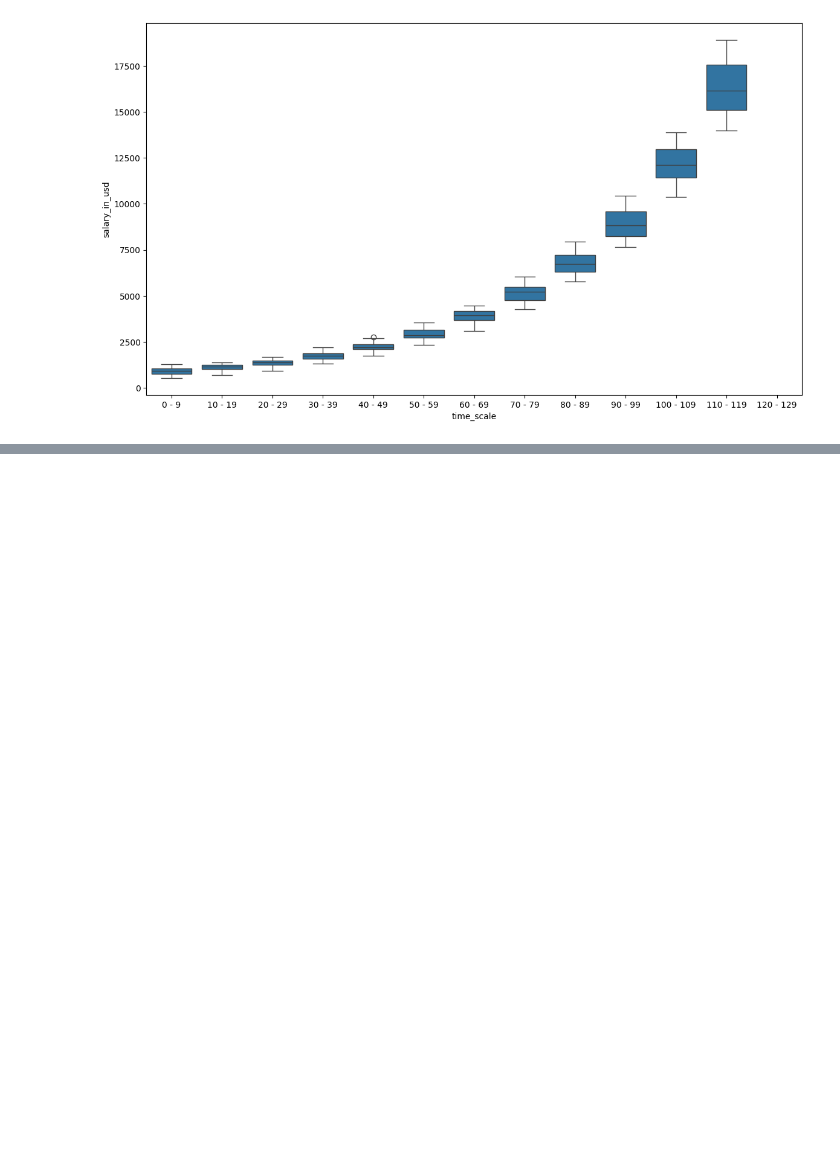
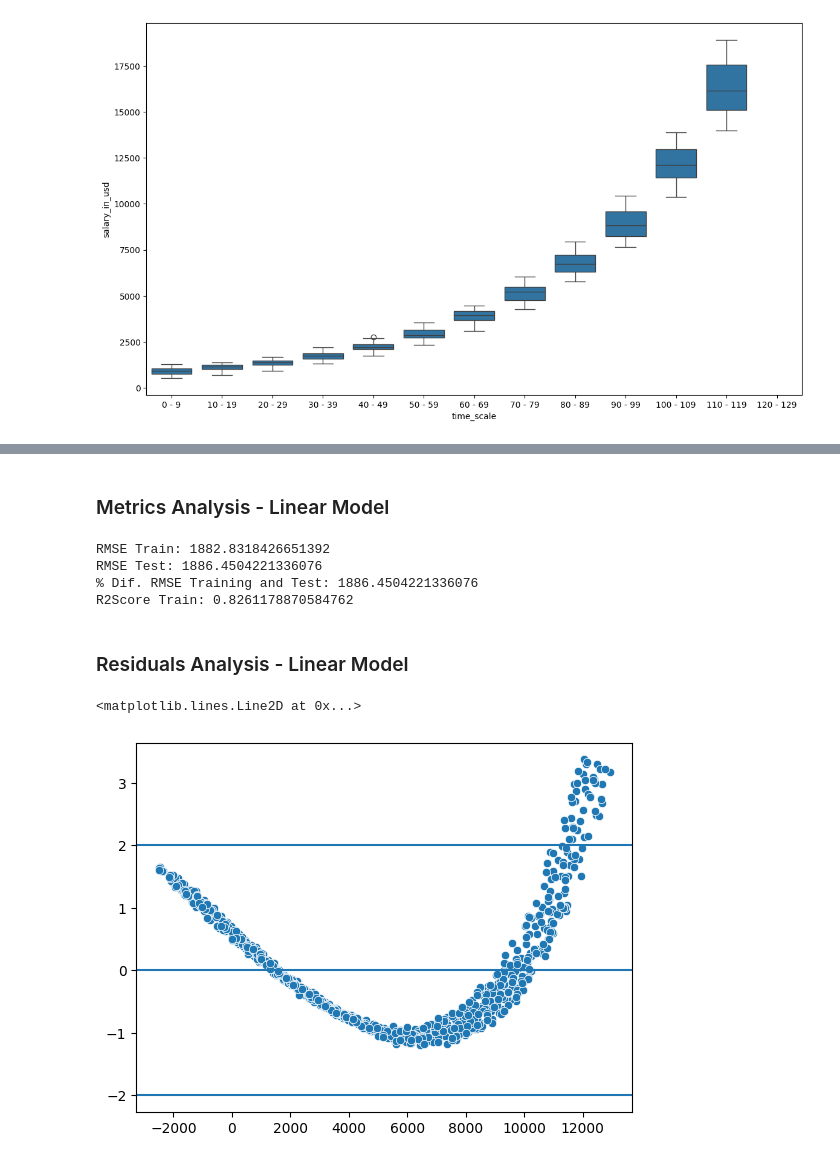
Before and after one commit to arthurrios/salary-model, a Jupyter notebook: salary_model.ipynb, the cells around one changed output, grey strips where cells are left out. Cells and saved outputs as stored; diff of their text form; code cells hidden in the pictures; blank space fills up the shorter version.

Commit message:
feat: train and validate linear model

```diff
--- a/salary_model.ipynb
+++ b/salary_model.ipynb
@@ -143,0 +156,7 @@ sns.boxplot(df_salary_bucketing, x='time_scale', y='salary_in_usd')
+# %%
+# Create Training and Test DF
+X = df_salary.drop(columns='salary_in_usd', axis=1)
+y = df_salary['salary_in_usd']
+# %%
+# Split using KFold with 5 splits
+kf = KFold(n_splits=5, shuffle=True, random_state=51)
@@ -143,0 +236,31 @@ sns.boxplot(df_salary_bucketing, x='time_scale', y='salary_in_usd')
+# %% [markdown]
+### Metrics Analysis - Linear Model
+# %%
+# Metrics
+print(f'RMSE Train: {rmse_train_final}')
+print(f'RMSE Test: {rmse_test_final}')
+print(f'% Dif. RMSE Training and Test: {rmse_test_final}')
+print(f'R2Score Train: {r2score_test_final}')
+# %% [output]
+RMSE Train: 1882.8318426651392
+RMSE Test: 1886.4504221336076
+% Dif. RMSE Training and Test: 1886.4504221336076
+R2Score Train: 0.8261178870584762
+# %% [markdown]
+### Residuals Analysis - Linear Model
+# %%
+# Transform residuals in standard normal distribution
+# (X - mean) / std
+from scipy.stats import zscore
+residuals_std = zscore(residuals)
+# %%
+# Verify residuals linearity: Values between -2 and 2 (Standard scaled)
+# Verify homoscedasticity: Values around the line with no tendency or form
+
+sns.scatterplot(x=y_pred_total, y=residuals_std)
+plt.axhline(y=0)
+plt.axhline(y=-2)
+plt.axhline(y=2)
+# %% [output]
+<matplotlib.lines.Line2D at 0x...>
+[figure, added]
```
Also changed, not shown: parts of 8 cells of this notebook.
